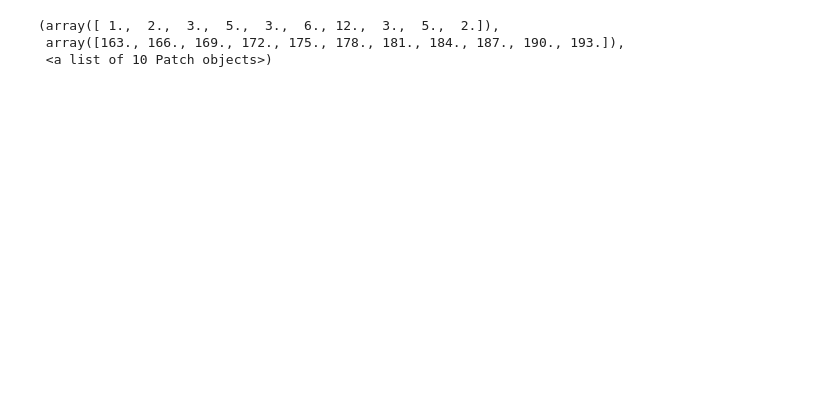
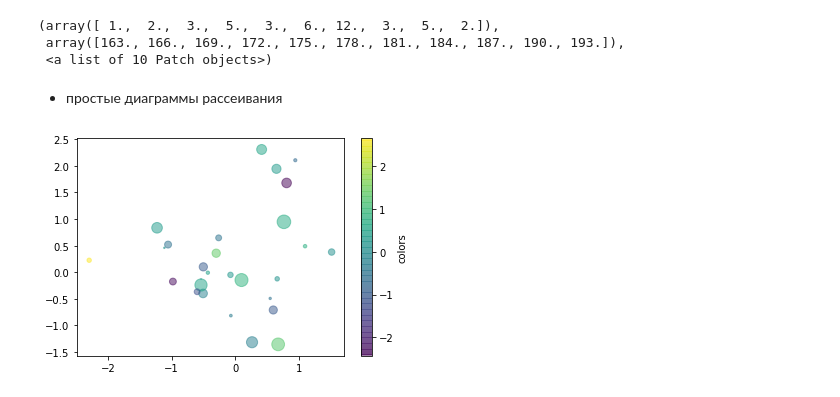
Before and after one commit to sianva/DS_2, a Jupyter notebook: 3.Matplotlib.ipynb, the cells around one changed output. Cells and saved outputs as stored; diff of their text form; code cells hidden in the pictures; blank space fills up the shorter version.

```diff
--- a/3.Matplotlib.ipynb
+++ b/3.Matplotlib.ipynb
@@ -159,3 +159,20 @@ plt.hist(heights)
 (array([ 1.,  2.,  3.,  5.,  3.,  6., 12.,  3.,  5.,  2.]),
  array([163., 166., 169., 172., 175., 178., 181., 184., 187., 190., 193.]),
  <a list of 10 Patch objects>)
+# %% [markdown]
+- простые диаграммы рассеивания
+# %%
+# имитационные данные
+x = np.random.randn(50)
+y = np.random.randn(50)
+
+colors = np.random.randn(50)
+sizes = np.random.randn(50) * 100
+
+# диаграмма рассеивания
+plt.scatter(x,y, c=colors, s=sizes, alpha=0.5)
+plt.colorbar(label="colors")
+
+plt.show()
+# %% [output]
+[figure, added]
```
Also changed, not shown: parts of 4 cells of this notebook.
